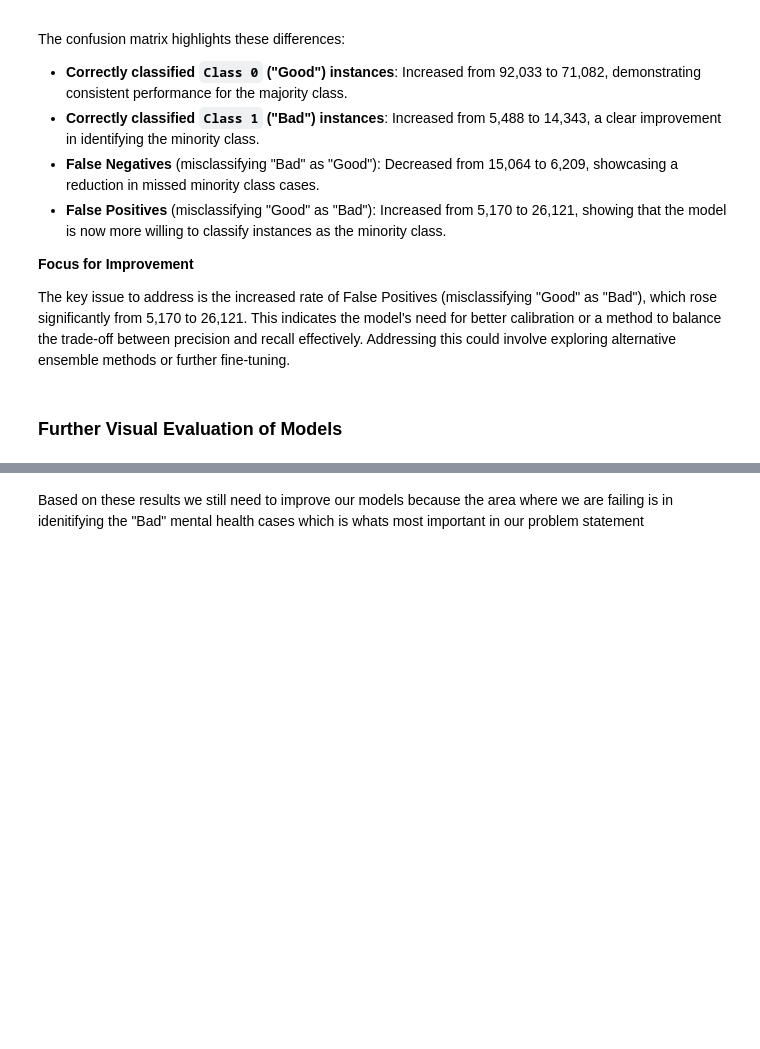
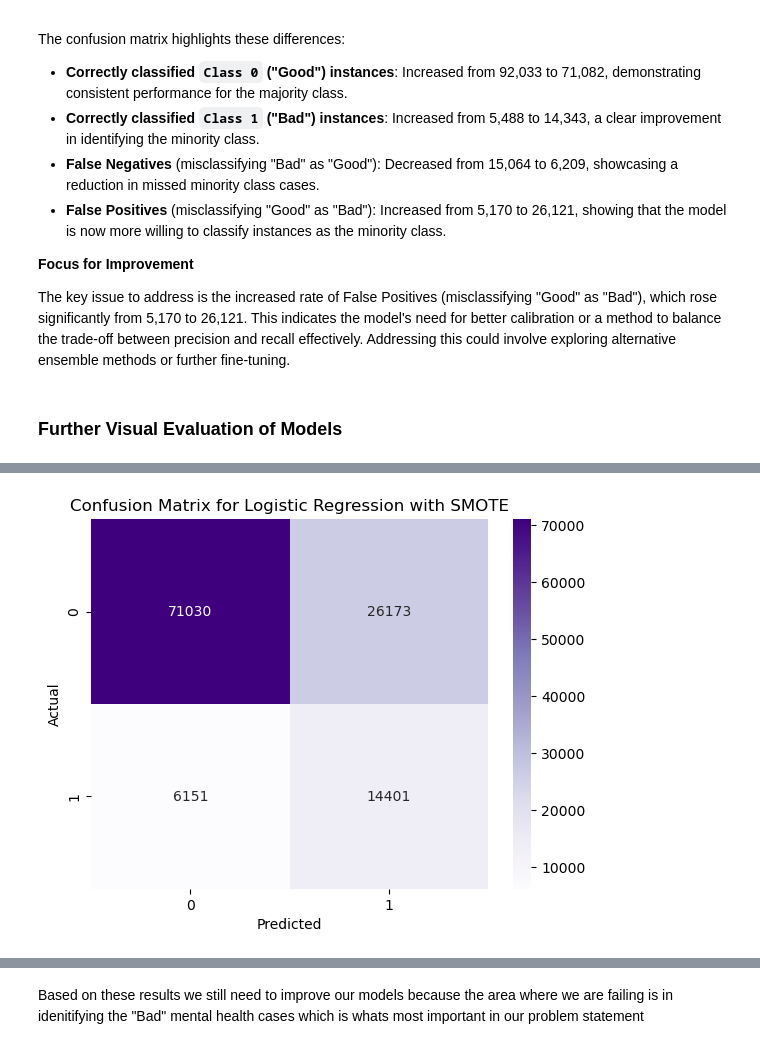
Before and after one commit to cs418-fa24/project-check-in-team-10, a Jupyter notebook: ProgressReport.ipynb, the cells around one changed output, grey strips where cells are left out. Cells and saved outputs as stored; diff of their text form; code cells hidden in the pictures; blank space fills up the shorter version.

```diff
--- a/ProgressReport.ipynb
+++ b/ProgressReport.ipynb
@@ -1962,0 +2015,16 @@ The key issue to address is the increased rate of False Positives (misclassifyin
+# %%
+from sklearn.linear_model import LogisticRegression
+from sklearn.ensemble import RandomForestClassifier
+from sklearn.metrics import classification_report, confusion_matrix, roc_auc_score, roc_curve
+import matplotlib.pyplot as plt
+import seaborn as sns
+
+# Initialize the Logistic Regression model
+lr_smote = LogisticRegression(max_iter=1000, random_state=42)
+lr_smote.fit(X_train_resampled, y_train_resampled)
+
+# Predictions and performance evaluation for Logistic Regression
+y_pred_lr_smote = lr_smote.predict(X_test)
+print("Logistic Regression with SMOTE:")
+print(classification_report(y_test, y_pred_lr_smote))
+print("Confusion Matrix:\n", confusion_matrix(y_test, y_pred_lr_smote))
@@ -1962,0 +2045,10 @@ The key issue to address is the increased rate of False Positives (misclassifyin
+# %%
+# Condusion Matrix for Logistic Regression with SMOTE
+conf_matrix_lr_smote = confusion_matrix(y_test, y_pred_lr_smote)
+sns.heatmap(conf_matrix_lr_smote, annot=True, fmt='d', cmap='Purples')
+plt.title('Confusion Matrix for Logistic Regression with SMOTE')
+plt.xlabel('Predicted')
+plt.ylabel('Actual')
+plt.show()
+# %% [output]
+[figure, added]
```
Also changed, not shown: parts of 8 cells of this notebook.
